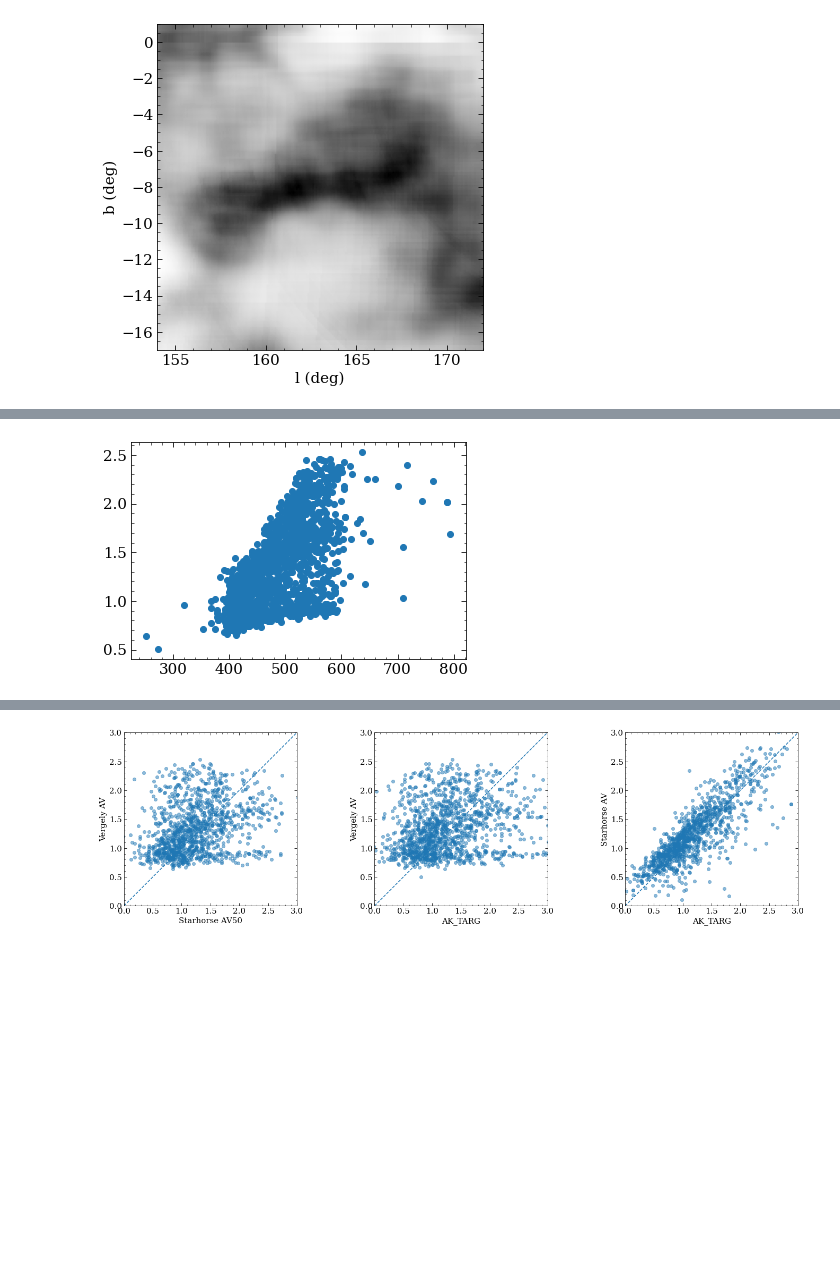
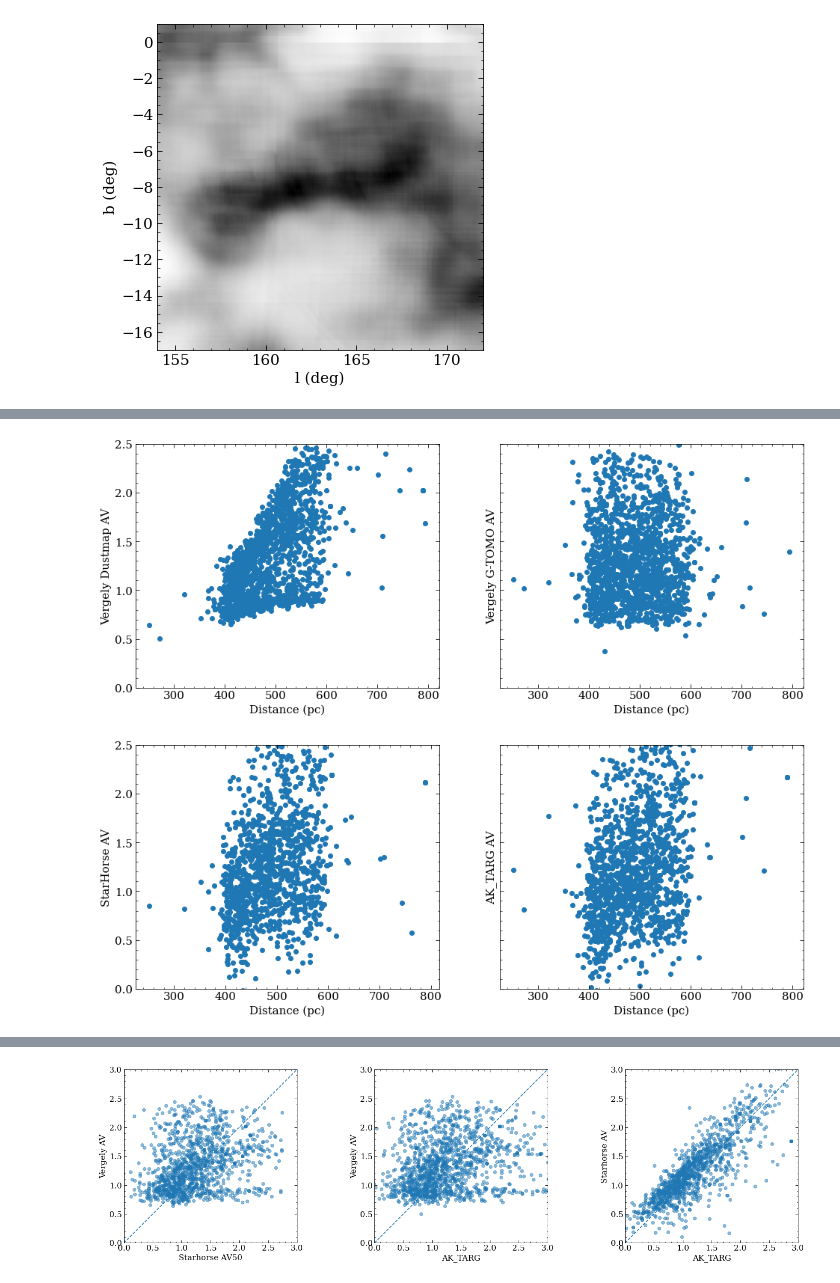
Before and after one commit to aidantmcb/CACloudKT, a Jupyter notebook: 20230414_DIB_AV_relationship.ipynb, the cells around one changed output, grey strips where cells are left out. Drawn from its saved outputs; the diff is of its cells as text; code cells hidden in the pictures; blank space fills up the shorter version.

```diff
--- a/20230414_DIB_AV_relationship.ipynb
+++ b/20230414_DIB_AV_relationship.ipynb
@@ -171,9 +201,28 @@ for i in range(len(CA_meta)):
         dustmaps_inds[i, :] = 0
 # %%
 CA_meta['Dustmap_AV'] = verg_reddening[dustmaps_inds[:, 0], dustmaps_inds[:, 1], dustmaps_inds[:, 2]]
-# %%
-fig, ax = plt.subplots()
-ax.scatter(CA_meta['DIST'], CA_meta['Dustmap_AV'])
-plt.show()
-# %% [output]
-[figure, removed]
+# %%
+fig, axs = plt.subplots(nrows = 1, ncols = 2, sharey = True, figsize = (16, 6))
+axs[0].scatter(CA_meta['DIST'], CA_meta['Dustmap_AV'])
+axs[0].set_xlabel('Distance (pc)')
+axs[0].set_ylabel('Vergely Dustmap AV')
+axs[1].scatter(CA_meta['DIST'], CA_meta['VERG_AV'])
+axs[1].set_xlabel('Distance (pc)')
+axs[1].set_ylabel('Vergely G-TOMO AV')
+axs[0].set_ylim(0, 2.5)
+
+plt.show()
+
+fig, axs = plt.subplots(nrows = 1, ncols = 2, sharey = True, figsize = (16, 6))
+axs[0].scatter(CA_meta['DIST'], CA_meta['AV50'])
+axs[0].set_xlabel('Distance (pc)')
+axs[0].set_ylabel('StarHorse AV')
+axs[1].scatter(CA_meta['DIST'], CA_meta['AK_TARG'] / 0.302 * 2.742)
+axs[1].set_xlabel('Distance (pc)')
+axs[1].set_ylabel('AK_TARG AV')
+axs[0].set_ylim(0, 2.5)
+
+plt.show()
+# %% [output]
+[figure, added]
+[figure, added]
```
Also changed, not shown: parts of 8 cells of this notebook, 1 other file.
